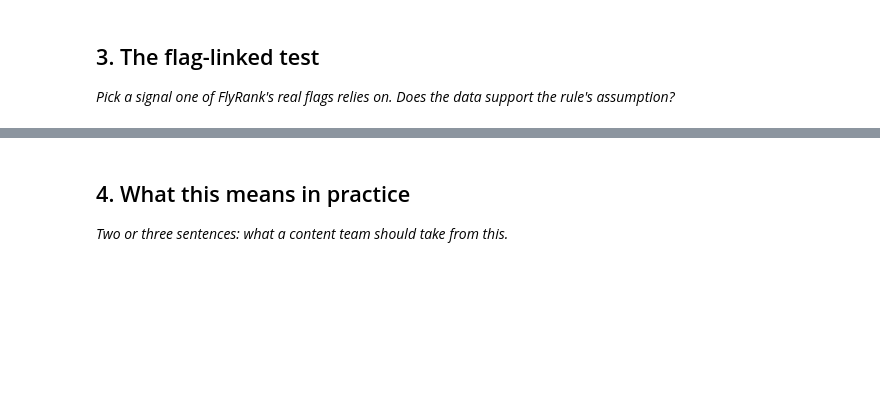
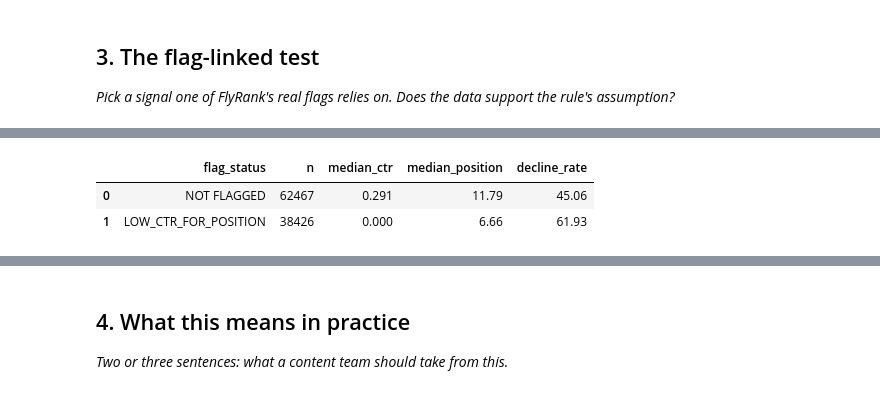
Before and after one commit to azam-hussain-ml/Starter-Notebook-flyrank-ml-internship, a Jupyter notebook: work/notebooks/w04_signal_audit.ipynb, the cells around one changed output, grey strips where cells are left out. Saved outputs shown, nothing was run; the diff lists cells and outputs as text; code cells hidden in the pictures; blank space fills up the shorter version.

```diff
--- a/work/notebooks/w04_signal_audit.ipynb
+++ b/work/notebooks/w04_signal_audit.ipynb
@@ -20,0 +446,82 @@ This skeleton is yours to fill. Work the sections **in order** — each one has
+# %%
+# ML-06 — Section 3
+# Test a real flag-linked signal: LOW_CTR_FOR_POSITION
+
+flag_test = audit.copy()
+
+# Median CTR within each search-position bucket
+bucket_ctr_median = (
+    flag_test.groupby("position_bucket", observed=True)["ctr_31d"]
+    .transform("median")
+)
+
+# Flag pages whose CTR is below peers in the same position bucket
+flag_test["low_ctr_for_position"] = (
+    flag_test["ctr_31d"] < bucket_ctr_median
+)
+
+flag_summary = (
+    flag_test.groupby("low_ctr_for_position")
+    .agg(
+        n=("content_hash_id", "size"),
+        median_ctr=("ctr_31d", "median"),
+        median_position=("avg_position_31d", "median"),
+        decline_rate=("declined_next_month", "mean")
+    )
+    .reset_index()
+)
+
+flag_summary["flag_status"] = flag_summary[
+    "low_ctr_for_position"
+].map({
+    False: "NOT FLAGGED",
+    True: "LOW_CTR_FOR_POSITION"
+})
+
+flag_summary["median_ctr"] = flag_summary["median_ctr"].round(3)
+flag_summary["median_position"] = flag_summary[
+    "median_position"
+].round(2)
+
+flag_summary["decline_rate"] = (
+    100 * flag_summary["decline_rate"]
+).round(2)
+
+flag_summary = flag_summary[
+    [
+        "flag_status",
+        "n",
+        "median_ctr",
+        "median_position",
+        "decline_rate"
+    ]
+]
+
+print("Flag-linked test — CTR relative to search position")
+print("-" * 65)
+
+display(flag_summary)
+
+flagged_rate = flag_summary.loc[
+    flag_summary["flag_status"] == "LOW_CTR_FOR_POSITION",
+    "decline_rate"
+].iloc[0]
+
+not_flagged_rate = flag_summary.loc[
+    flag_summary["flag_status"] == "NOT FLAGGED",
+    "decline_rate"
+].iloc[0]
+
+difference = flagged_rate - not_flagged_rate
+
+print(f"\nFlagged decline rate: {flagged_rate:.2f}%")
+print(f"Not-flagged decline rate: {not_flagged_rate:.2f}%")
+print(f"Difference: {difference:+.2f} percentage points")
+
+print("\nInterpretation:")
+print(
+    "This is an observational flag audit. A difference in future decline "
+    "rate can support or weaken the rule as a review signal, but it does "
+    "not establish that low CTR causes impression decline."
+)
+# %% [output]
@@ -20,0 +530,3 @@ This skeleton is yours to fill. Work the sections **in order** — each one has
+|  | flag_status | n | median_ctr | median_position | decline_rate |
+| 0 | NOT FLAGGED | 62467 | 0.291 | 11.79 | 45.06 |
+| 1 | LOW_CTR_FOR_POSITION | 38426 | 0.000 | 6.66 | 61.93 |
```
Also changed, not shown: parts of 10 cells of this notebook.
